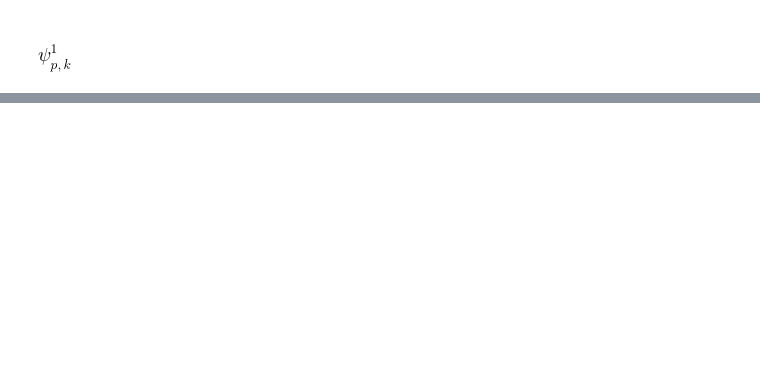
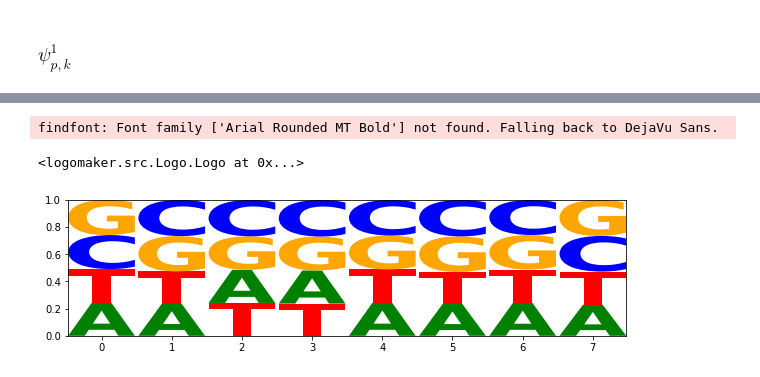
Before and after one commit to EthanHolleman/BST-227-Fall-2021, a Jupyter notebook: assignments/assignment1/part3/Part3.ipynb, the cells around one changed output, grey strips where cells are left out. Cells and saved outputs as stored; diff of their text form; code cells hidden in the pictures; blank space fills up the shorter version.

```diff
--- a/assignments/assignment1/part3/Part3.ipynb
+++ b/assignments/assignment1/part3/Part3.ipynb
@@ -253,0 +401,17 @@ X[0][0] * psi_1.T
+# %%
+lambda_j, psi_1, psi_0, E_Cij, log_like = run_EM(1234, X, len(data[0]), number_iters=5)
+# %%
+def make_logo(psi_1):
+    psi_1_df = pd.DataFrame(psi_1, columns=['A', 'T', 'G', 'C'])
+    psi_1_df.index.name = 'pos'
+    return logomaker.Logo(psi_1_df,
+                          shade_below=.5,
+                          fade_below=.5,
+                          font_name='Arial Rounded MT Bold'
+                         )
+# %%
+make_logo(psi_1).show()
+# %% [output]
+findfont: Font family ['Arial Rounded MT Bold'] not found. Falling back to DejaVu Sans.
+<logomaker.src.Logo.Logo at 0x...>
+[figure, added]
```
Also changed, not shown: parts of 109 cells of this notebook, 3 other files.
